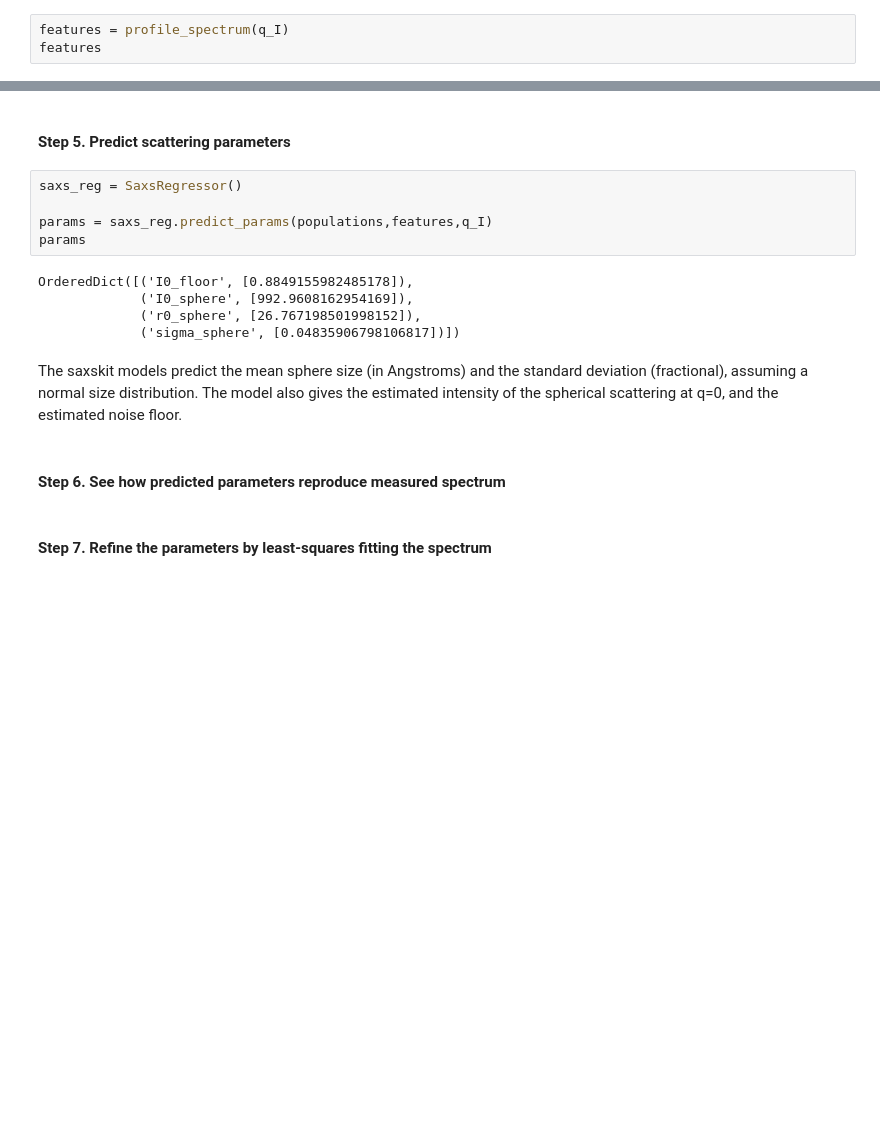
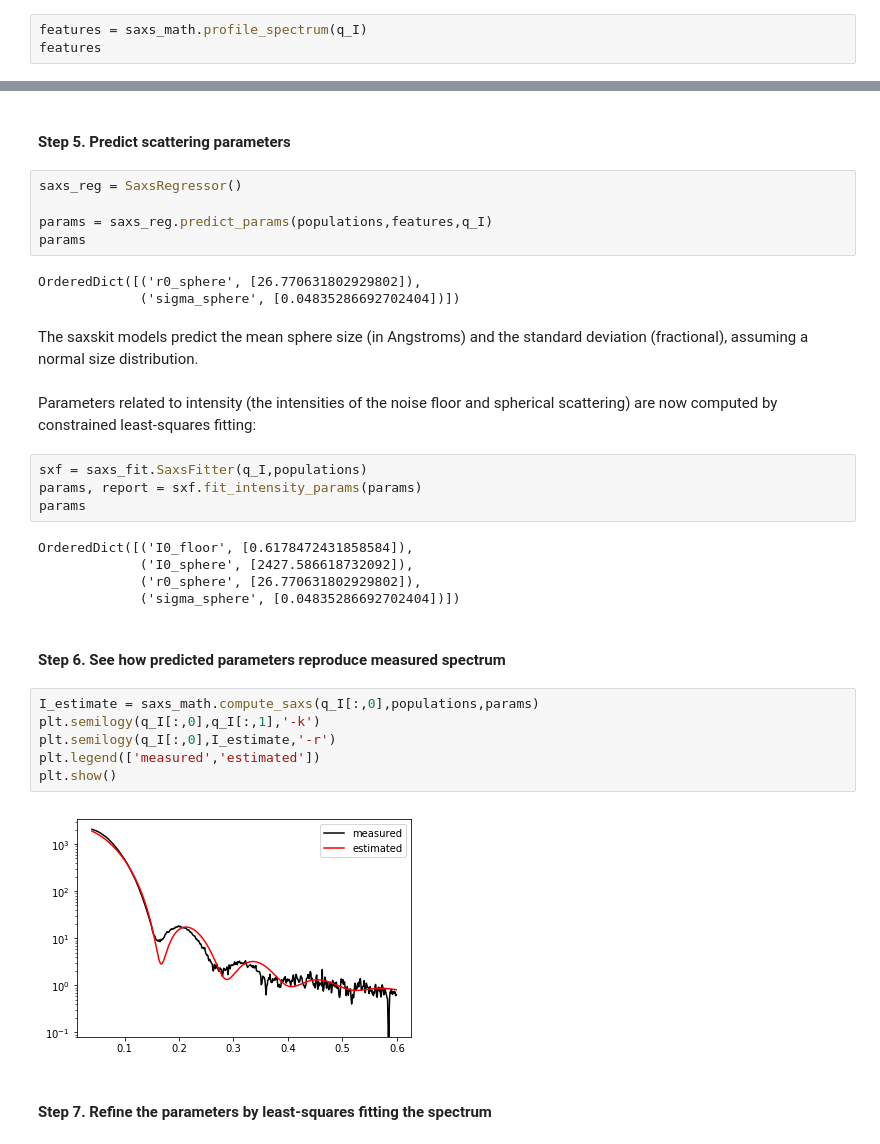
Before and after one commit to scattering-central/xrsdkit, a Jupyter notebook: examples/predict_using_saxskit.ipynb, the cells around one changed output, grey strips where cells are left out. Saved outputs shown, nothing was run; the diff lists cells and outputs as text; blank space fills up the shorter version.

Commit message:
example notebook for evaluating and fitting with saxskit

```diff
--- a/examples/predict_using_saxskit.ipynb
+++ b/examples/predict_using_saxskit.ipynb
@@ -26,7 +25,7 @@ plt.show()
 # %% [markdown]
 #### Step 3. Calculate numerical features (profile) of the spectrum
 # %%
-features = profile_spectrum(q_I)
+features = saxs_math.profile_spectrum(q_I)
 features
 # %% [output]
 OrderedDict([('Imax_over_Imean', 13.181053776872366),
@@ -71,13 +70,30 @@ saxs_reg = SaxsRegressor()
 params = saxs_reg.predict_params(populations,features,q_I)
 params
 # %% [output]
-OrderedDict([('I0_floor', [0.8849155982485178]),
-             ('I0_sphere', [992.9608162954169]),
-             ('r0_sphere', [26.767198501998152]),
-             ('sigma_sphere', [0.04835906798106817])])
+OrderedDict([('r0_sphere', [26.770631802929802]),
+             ('sigma_sphere', [0.04835286692702404])])
 # %% [markdown]
-The saxskit models predict the mean sphere size (in Angstroms) and the standard deviation (fractional), assuming a normal size distribution. The model also gives the estimated intensity of the spherical scattering at q=0, and the estimated noise floor.
+The saxskit models predict the mean sphere size (in Angstroms) and the standard deviation (fractional), assuming a normal size distribution.
+# %% [markdown]
+Parameters related to intensity (the intensities of the noise floor and spherical scattering) are now computed by constrained least-squares fitting:
+# %%
+sxf = saxs_fit.SaxsFitter(q_I,populations)
+params, report = sxf.fit_intensity_params(params)
+params
+# %% [output]
+OrderedDict([('I0_floor', [0.6178472431858584]),
+             ('I0_sphere', [2427.586618732092]),
+             ('r0_sphere', [26.770631802929802]),
+             ('sigma_sphere', [0.04835286692702404])])
 # %% [markdown]
 #### Step 6. See how predicted parameters reproduce measured spectrum
+# %%
+I_estimate = saxs_math.compute_saxs(q_I[:,0],populations,params)
+plt.semilogy(q_I[:,0],q_I[:,1],'-k')
+plt.semilogy(q_I[:,0],I_estimate,'-r')
+plt.legend(['measured','estimated'])
+plt.show()
+# %% [output]
+[figure, added]
 # %% [markdown]
 #### Step 7. Refine the parameters by least-squares fitting the spectrum
```
Also changed, not shown: parts of 4 cells of this notebook.
